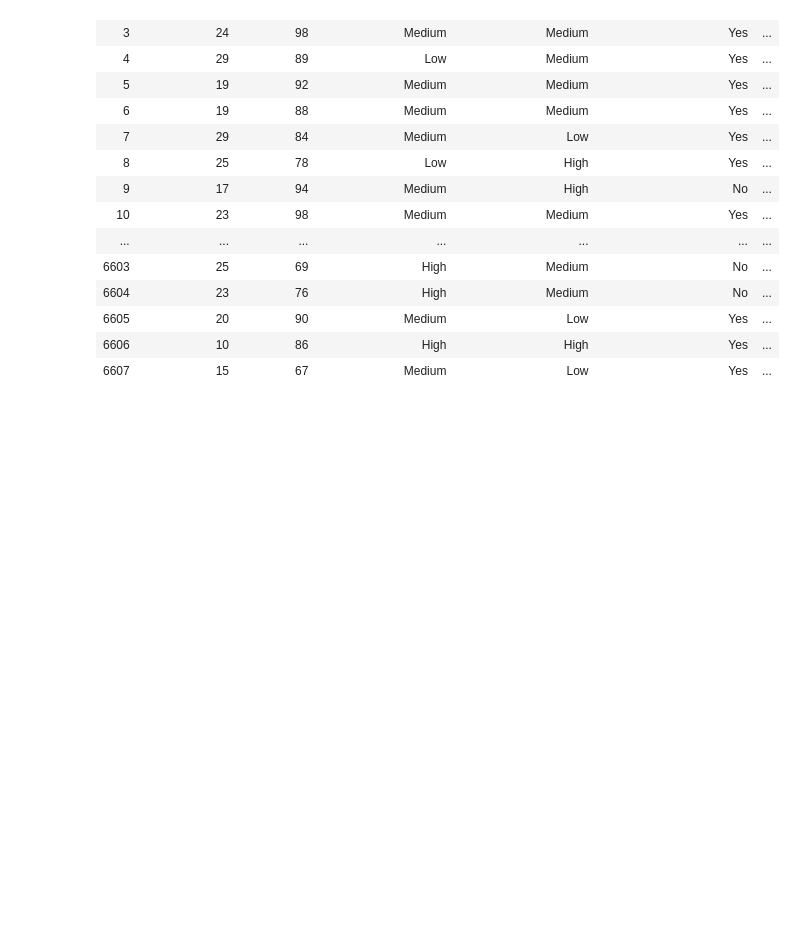
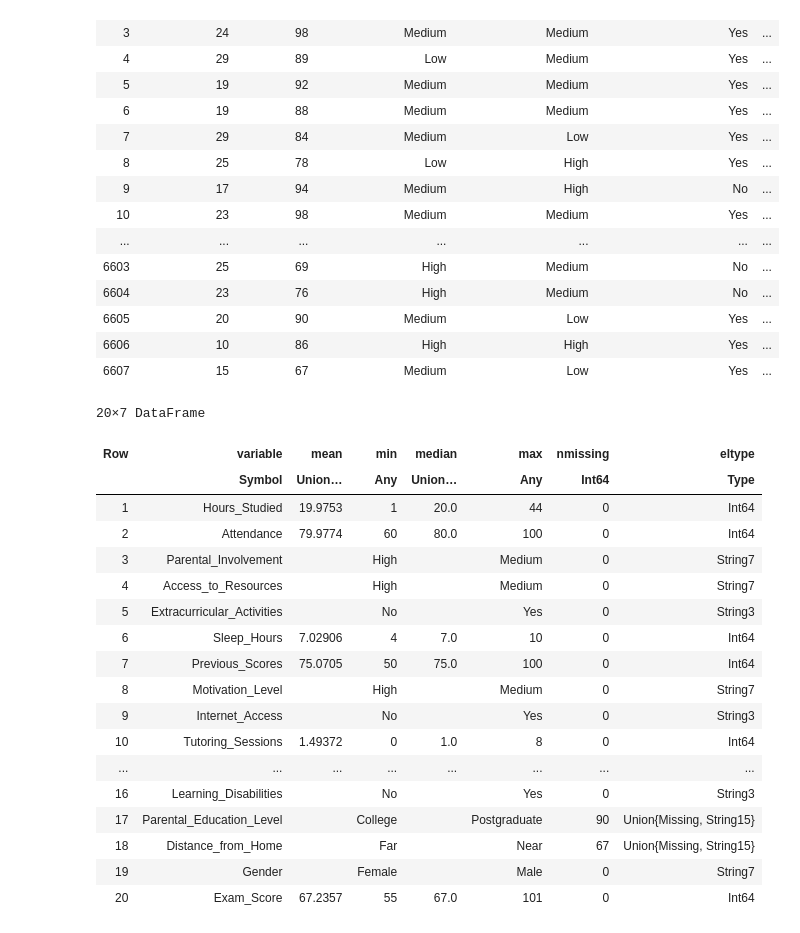
Before and after one commit to Jasper-Johansen/data_analysis_using_julia, a Jupyter notebook: Data_Analysis.ipynb, the cells around one changed output. Drawn from its saved outputs; the diff is of its cells as text; code cells hidden in the pictures; blank space fills up the shorter version.

```diff
--- a/Data_Analysis.ipynb
+++ b/Data_Analysis.ipynb
@@ -46,3 +46,26 @@ df = CSV.File("StudentPerformanceFactors.csv") |> DataFrame
 | 6605 | 20 | 90 | Medium | Low | Yes | ... |
 | 6606 | 10 | 86 | High | High | Yes | ... |
 | 6607 | 15 | 67 | Medium | Low | Yes | ... |
+# %%
+#Summary statistics for numerical columns
+describe(df)
+# %% [output]
+20×7 DataFrame
+| Row | variable | mean | min | median | max | nmissing | eltype |
+|  | Symbol | Union… | Any | Union… | Any | Int64 | Type |
+| 1 | Hours_Studied | 19.9753 | 1 | 20.0 | 44 | 0 | Int64 |
+| 2 | Attendance | 79.9774 | 60 | 80.0 | 100 | 0 | Int64 |
+| 3 | Parental_Involvement |  | High |  | Medium | 0 | String7 |
+| 4 | Access_to_Resources |  | High |  | Medium | 0 | String7 |
+| 5 | Extracurricular_Activities |  | No |  | Yes | 0 | String3 |
+| 6 | Sleep_Hours | 7.02906 | 4 | 7.0 | 10 | 0 | Int64 |
+| 7 | Previous_Scores | 75.0705 | 50 | 75.0 | 100 | 0 | Int64 |
+| 8 | Motivation_Level |  | High |  | Medium | 0 | String7 |
+| 9 | Internet_Access |  | No |  | Yes | 0 | String3 |
+| 10 | Tutoring_Sessions | 1.49372 | 0 | 1.0 | 8 | 0 | Int64 |
+| ... | ... | ... | ... | ... | ... | ... | ... |
+| 16 | Learning_Disabilities |  | No |  | Yes | 0 | String3 |
+| 17 | Parental_Education_Level |  | College |  | Postgraduate | 90 | Union{Missing, String15} |
+| 18 | Distance_from_Home |  | Far |  | Near | 67 | Union{Missing, String15} |
+| 19 | Gender |  | Female |  | Male | 0 | String7 |
+| 20 | Exam_Score | 67.2357 | 55 | 67.0 | 101 | 0 | Int64 |
```
Also changed, not shown: parts of 1 cell of this notebook.
